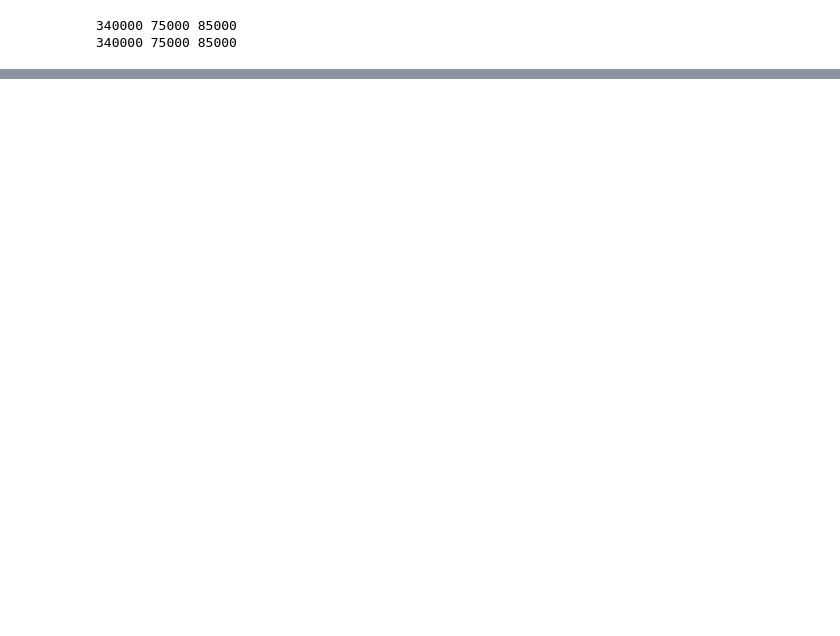
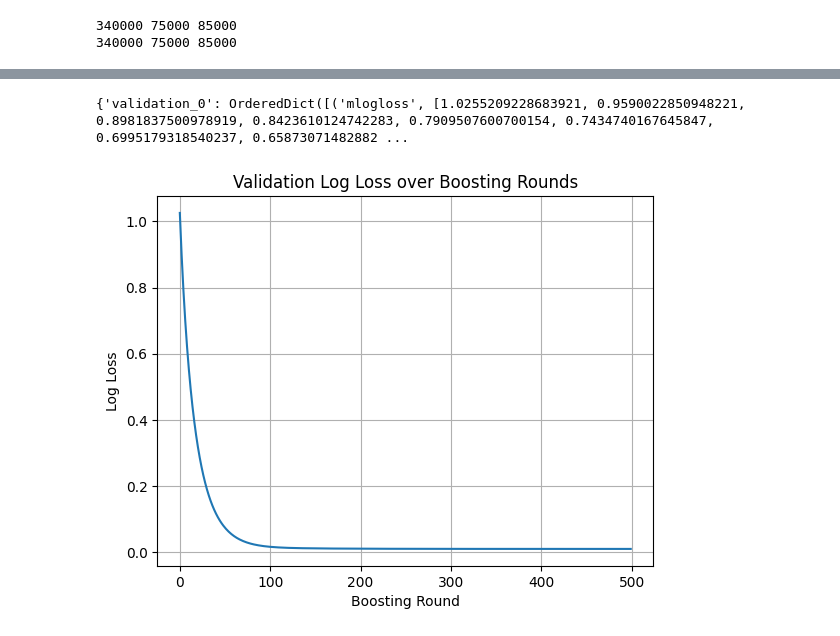
Before and after one commit to apoorvapu/data_science, a Jupyter notebook: drug_activity_prediction_belka.ipynb, the cells around one changed output, grey strips where cells are left out. Saved outputs shown, nothing was run; the diff lists cells and outputs as text; code cells hidden in the pictures; blank space fills up the shorter version.

```diff
--- a/drug_activity_prediction_belka.ipynb
+++ b/drug_activity_prediction_belka.ipynb
@@ -256,0 +188,26 @@ Final Test AUC: nan
+# %%
+
+# === Train the XGBoost Model ===
+model = xgb.XGBClassifier(
+    objective='multi:softprob', #For multi-class classification, outputs class probabilities.
+    num_class=3, # Sets the number of target classes to 3.
+    #tree_method='gpu_hist',
+    #predictor='gpu_predictor',
+    eval_metric='mlogloss', #Uses multi-class log loss as the evaluation metric.
+    use_label_encoder=False, #Prevents automatic label encoding (you handle it yourself).
+    learning_rate=0.05,
+    n_estimators=500, #Number of boosting rounds (i.e., trees).
+    max_depth=6, #Maximum depth of a tree (controls model complexity).
+    min_child_weight=5, #Minimum sum of instance weight in a child; prevents overfitting by controlling split size.
+    reg_alpha=0.5, #L1 regularization term on weights (adds sparsity).
+    reg_lambda=1.0, #L2 regularization term on weights (prevents large weights).
+    subsample=0.8, #Uses 80% of data for each tree to reduce overfitting.
+    colsample_bytree=0.8, #Uses 80% of features for each tree to increase diversity.
+    gamma=0.2  #a regularization parameter that controls whether a node should be split further. gamma=0.1 or 0.2: Adds light regularization. gamma=1 or more: Stronger regularization. Reduces overfitting, especially in noisy datasets.
+)
+
+model.fit(
+    X_train, y_train,
+    eval_set=[(X_val, y_val)],
+    verbose=10
+)
@@ -256,0 +246,14 @@ Final Test AUC: nan
+# %%
+results = model.evals_result()
+print(results)
+
+eval_logloss = results['validation_0']['mlogloss']
+plt.plot(eval_logloss)
+plt.xlabel("Boosting Round")
+plt.ylabel("Log Loss")
+plt.title("Validation Log Loss over Boosting Rounds")
+plt.grid(True)
+plt.show()
+# %% [output]
+{'validation_0': OrderedDict([('mlogloss', [1.0255209228683921, 0.9590022850948221, 0.8981837500978919, 0.8423610124742283, 0.7909507600700154, 0.7434740167645847, 0.6995179318540237, 0.65873071482882 ...
+[figure, added]
```
Also changed, not shown: parts of 15 cells of this notebook.
